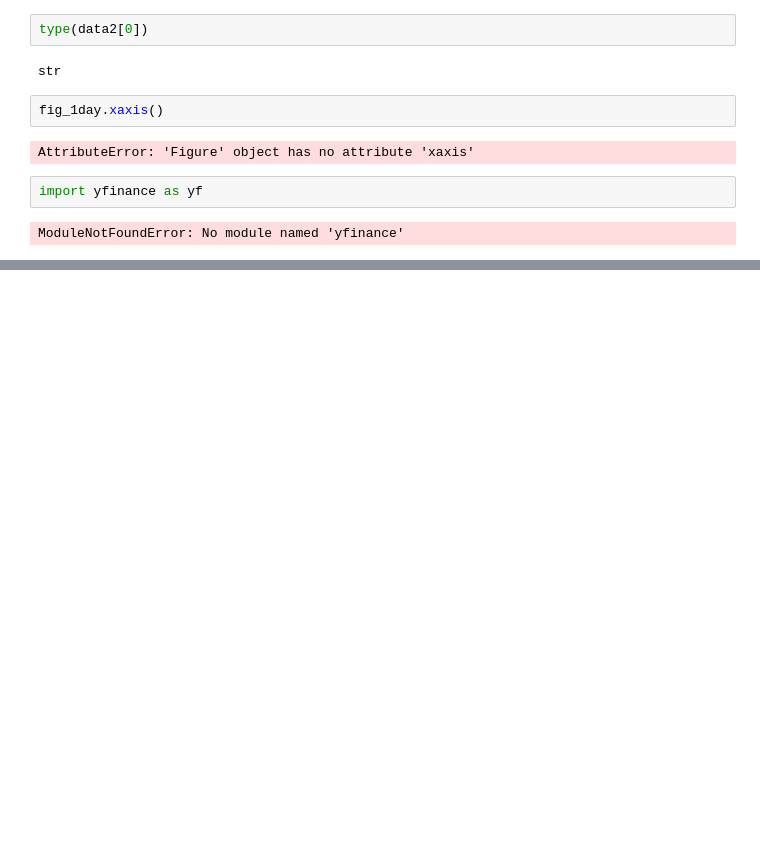
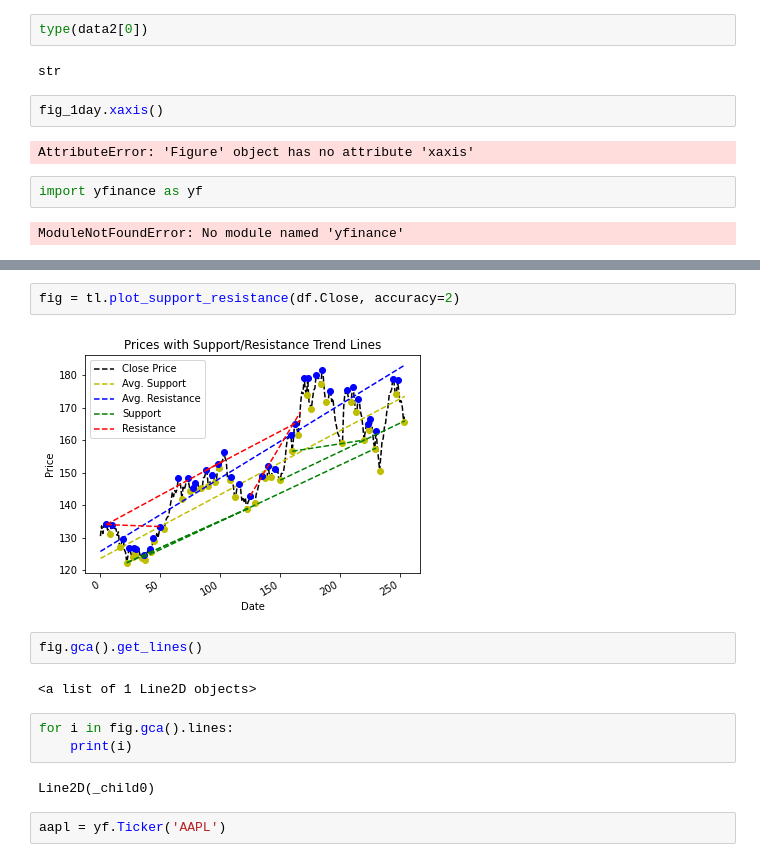
Before and after one commit to slamatik/selenium_plays, a Jupyter notebook: Untitled.ipynb, the cells around one changed output, grey strips where cells are left out. Cells and saved outputs as stored; diff of their text form; blank space fills up the shorter version.

```diff
--- a/Untitled.ipynb
+++ b/Untitled.ipynb
@@ -360,0 +185,15 @@ ModuleNotFoundError: No module named 'yfinance'
+# %%
+fig = tl.plot_support_resistance(df.Close, accuracy=2)
+# %% [output]
+[figure, added]
+# %%
+fig.gca().get_lines()
+# %% [output]
+<a list of 1 Line2D objects>
+# %%
+for i in fig.gca().lines:
+    print(i)
+# %% [output]
+Line2D(_child0)
+# %%
+aapl = yf.Ticker('AAPL')
```
Also changed, not shown: parts of 33 cells of this notebook, 8 other files.
